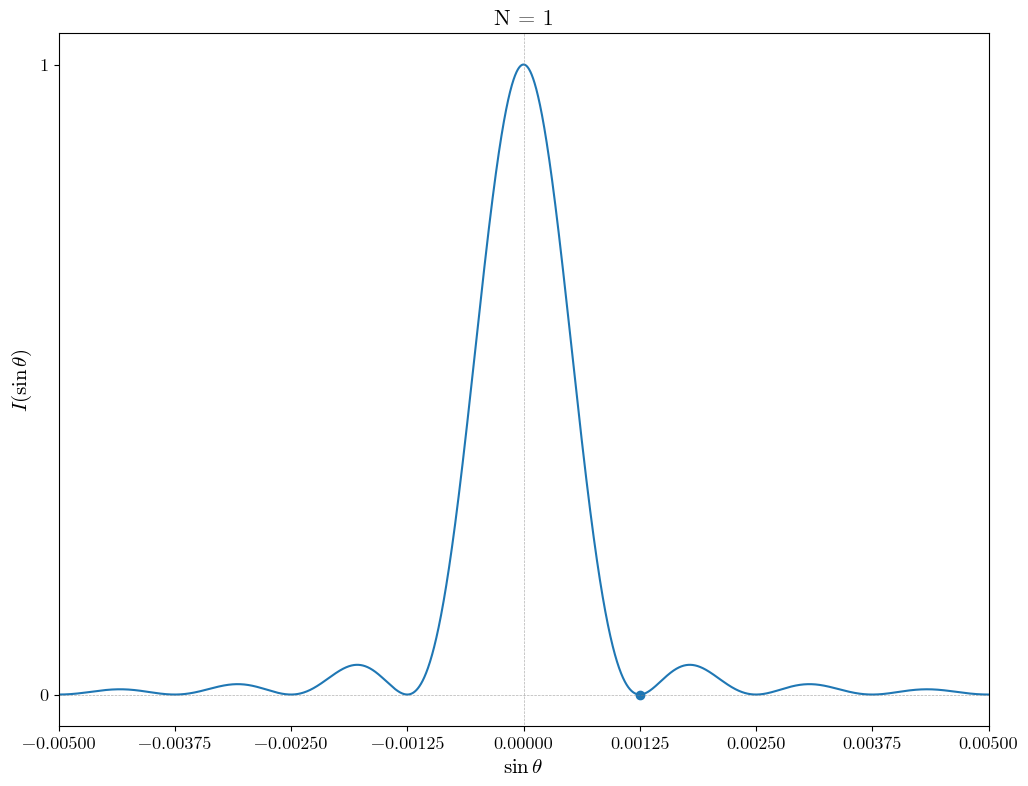
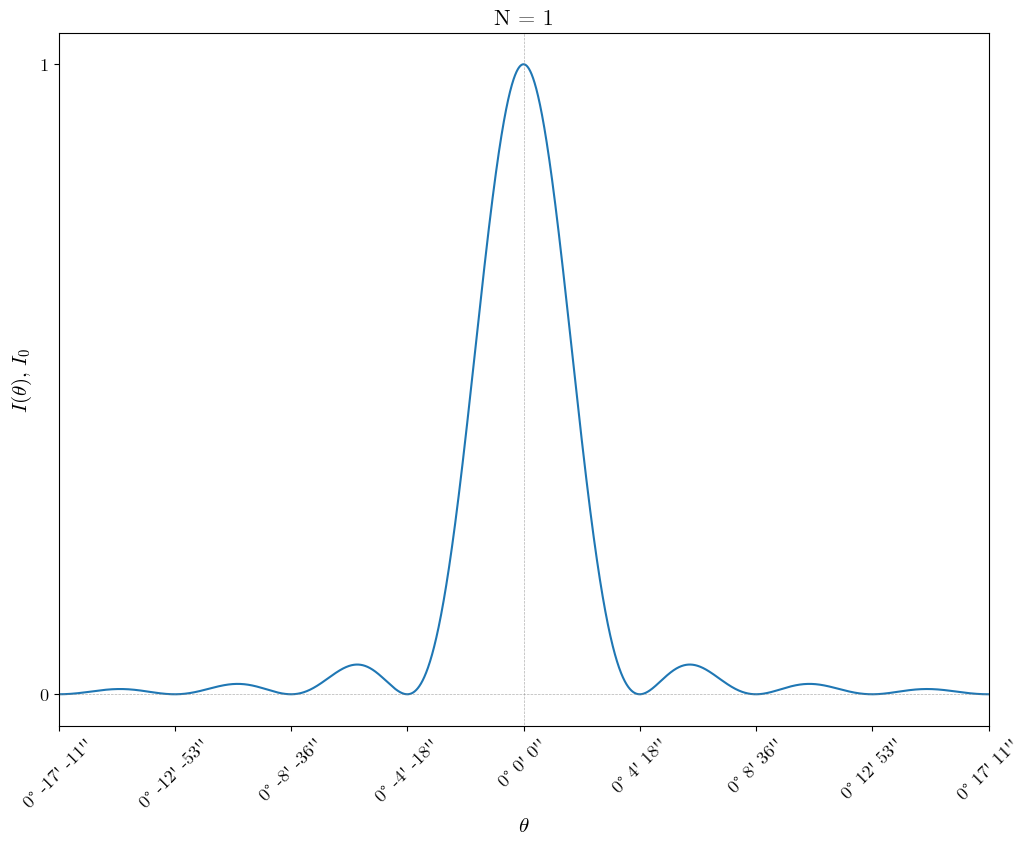
The change to this notebook cell's code, shown as a diff; its figure went from the first image to the second:
--- before
+++ after
@@ -7,10 +7,13 @@
 plt.plot([0,0], [-1, 1.1], color='gray', linestyle='--', linewidth=0.5, alpha=0.6)
 
-plt.scatter(lam / b, 0)
+# plt.scatter(lam / b, 0)
 
-plt.xticks(xtitle)
-plt.xlabel(r"$\sin \theta$")
+# Метки — все уникальные позиции, сортированные
+all_ticks = sorted(set(min_pos + min_pos))
+plt.xticks(all_ticks, [f"{rad_to_dms(t)[0]}° {rad_to_dms(t)[1]}' {rad_to_dms(t)[2]}''" for t in all_ticks], rotation=45)
+# plt.xticks(xtitle)
+plt.xlabel(r"$\theta$")
 plt.yticks([0, 1])
-plt.ylabel(r"$I(\sin \theta)$")
+plt.ylabel(r"$I(\theta)$, $I_0$")
 
 plt.xlim(-4 * lam / b, 4 * lam / b)

Commit: Обновление графиков